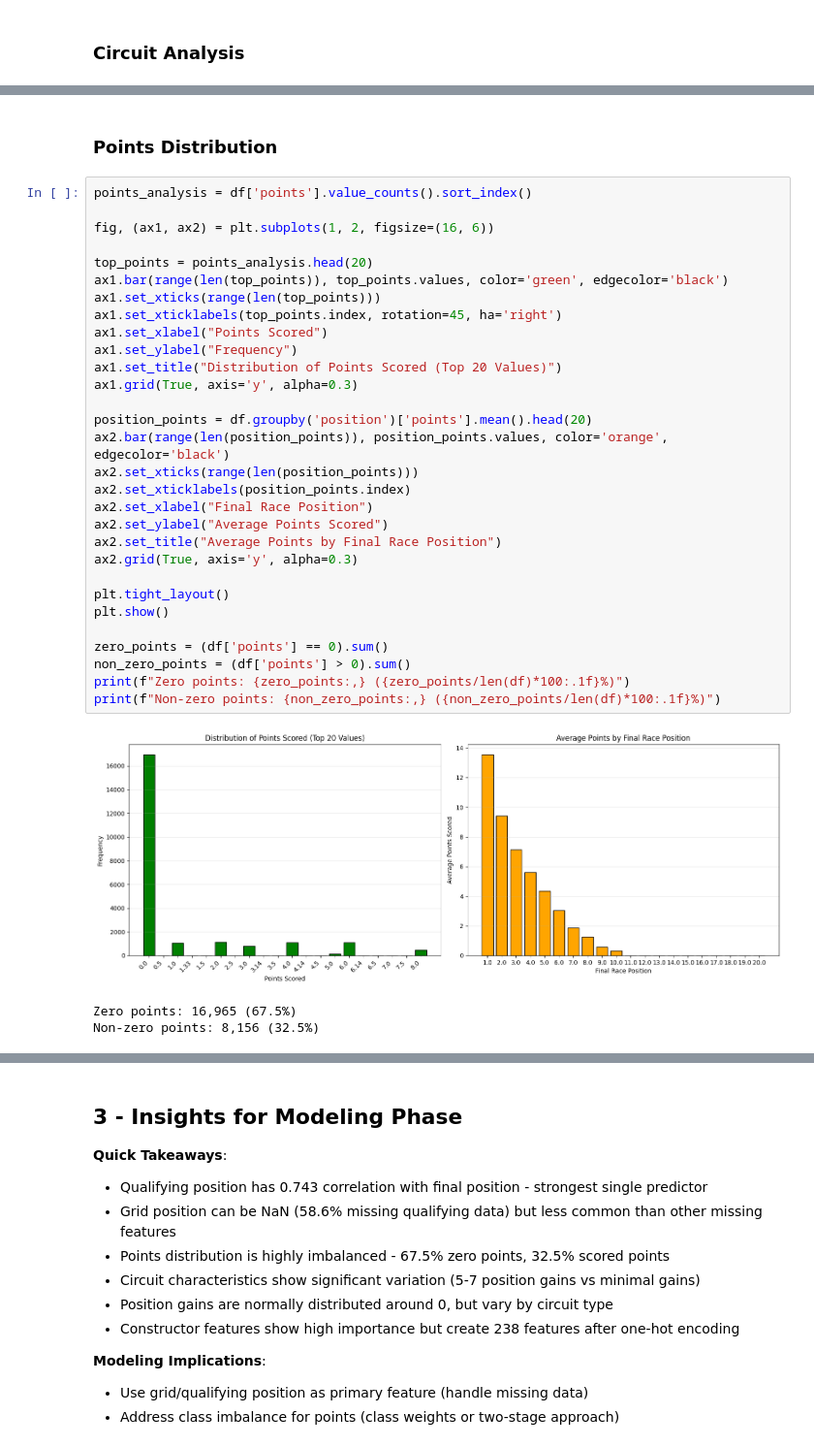
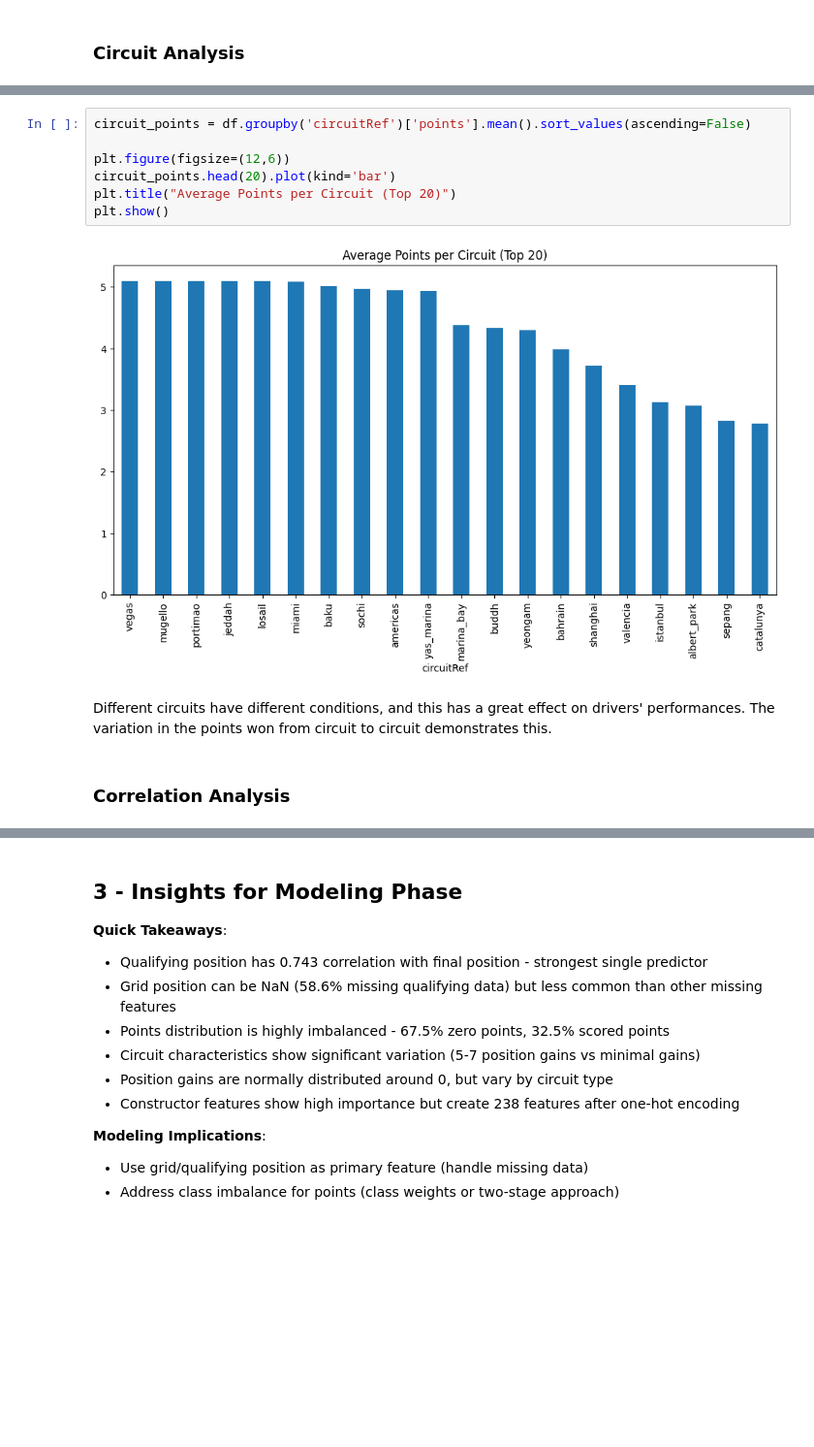
Before and after one commit to noelleketoo/F1-Racing-Analysis, a Jupyter notebook: analysis.ipynb, the cells around one changed output, grey strips where cells are left out. Shown: that part at 97% size. Saved outputs shown, nothing was run; the diff lists cells and outputs as text; blank space fills up the shorter version.

```diff
--- a/analysis.ipynb
+++ b/analysis.ipynb
@@ -387,36 +396,13 @@ plt.show()
-# %% [markdown]
-### Points Distribution
-# %%
-points_analysis = df['points'].value_counts().sort_index()
-
-fig, (ax1, ax2) = plt.subplots(1, 2, figsize=(16, 6))
-
-top_points = points_analysis.head(20)
-ax1.bar(range(len(top_points)), top_points.values, color='green', edgecolor='black')
-ax1.set_xticks(range(len(top_points)))
-ax1.set_xticklabels(top_points.index, rotation=45, ha='right')
-ax1.set_xlabel("Points Scored")
-ax1.set_ylabel("Frequency")
-ax1.set_title("Distribution of Points Scored (Top 20 Values)")
-ax1.grid(True, axis='y', alpha=0.3)
-
-position_points = df.groupby('position')['points'].mean().head(20)
-ax2.bar(range(len(position_points)), position_points.values, color='orange', edgecolor='black')
-ax2.set_xticks(range(len(position_points)))
-ax2.set_xticklabels(position_points.index)
-ax2.set_xlabel("Final Race Position")
-ax2.set_ylabel("Average Points Scored")
-ax2.set_title("Average Points by Final Race Position")
-ax2.grid(True, axis='y', alpha=0.3)
-
-plt.tight_layout()
-plt.show()
-
-zero_points = (df['points'] == 0).sum()
-non_zero_points = (df['points'] > 0).sum()
-print(f"Zero points: {zero_points:,} ({zero_points/len(df)*100:.1f}%)")
-print(f"Non-zero points: {non_zero_points:,} ({non_zero_points/len(df)*100:.1f}%)")
-# %% [output]
-[figure, removed]
-Zero points: 16,965 (67.5%)
-Non-zero points: 8,156 (32.5%)
+# %%
+circuit_points = df.groupby('circuitRef')['points'].mean().sort_values(ascending=False)
+
+plt.figure(figsize=(12,6))
+circuit_points.head(20).plot(kind='bar')
+plt.title("Average Points per Circuit (Top 20)")
+plt.show()
+# %% [output]
+[figure, added]
+# %% [markdown]
+Different circuits have different conditions, and this has a great effect on drivers' performances. The variation in the points won from circuit to circuit demonstrates this.
+# %% [markdown]
+### Correlation Analysis
```
Also changed, not shown: parts of 24 cells of this notebook.
